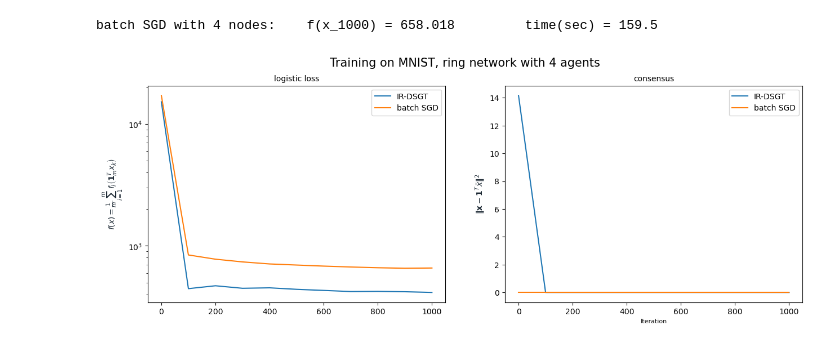
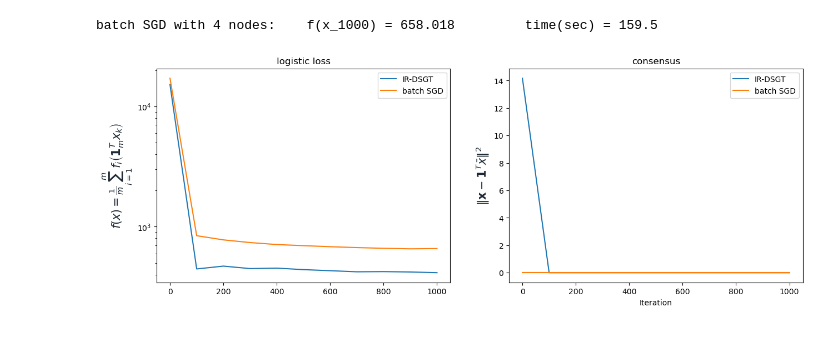
Before and after one commit to bzhanggg/ECE509_final, a Jupyter notebook: DSGT_MNIST.ipynb, the cells around one changed output. Cells and saved outputs as stored; diff of their text form; code cells hidden in the pictures.

```diff
--- a/DSGT_MNIST.ipynb
+++ b/DSGT_MNIST.ipynb
@@ -289,28 +289,27 @@ batch SGD with 4 nodes:    f(x_1000) = 658.018         time(sec) = 159.5
 # %%
 # sample path of 1 run of DSGT
 from itertools import cycle
 
 fig = plt.figure(figsize=(15,5))
 
 # f_i plot
 plt.subplot(121)
 for key in all_samplepaths:
     plt.plot(range(0,max_iter+1,ceil(max_iter/epoch_size)), all_samplepaths[key][0], label=key)
 plt.legend(loc=1,fontsize=10)
-plt.ylabel(r"$f(x) = \frac{1}{m}\sum_{i=1}^mf_i\left(\mathbf{1}^T_mx_k\right)$", color='#1C2833',fontsize=10)
+plt.ylabel(r"$f(x) = \frac{1}{m}\sum_{i=1}^mf_i\left(\mathbf{1}^T_mx_k\right)$", color='#1C2833',fontsize=15)
 plt.yscale('log')
-plt.title("logistic loss", fontsize=10)
+plt.title("logistic loss", fontsize=12)
 
 # consensus plot
 plt.subplot(122)
 for key in all_samplepaths:
     plt.plot(range(0,max_iter+1,ceil(max_iter/epoch_size)), all_samplepaths[key][1], label=key)
 plt.legend(loc=1,fontsize=10)
-plt.xlabel('Iteration',fontsize=8)
-plt.ylabel(r"$\| \mathbf{x} - \mathbf{1}^T\bar{x} \|^2$", color='#1C2833',fontsize=10)
-plt.title("consensus", fontsize=10)
+plt.xlabel('Iteration',fontsize=10)
+plt.ylabel(r"$\| \mathbf{x} - \mathbf{1}^T\bar{x} \|^2$", color='#1C2833',fontsize=15)
+plt.title("consensus", fontsize=12)
 
-plt.suptitle("Training on MNIST, ring network with 4 agents", fontsize=15)
 plt.show()
 # %% [output]
-[figure, old version]
+[figure, new version]
```
Also changed, not shown: 1 other file.
